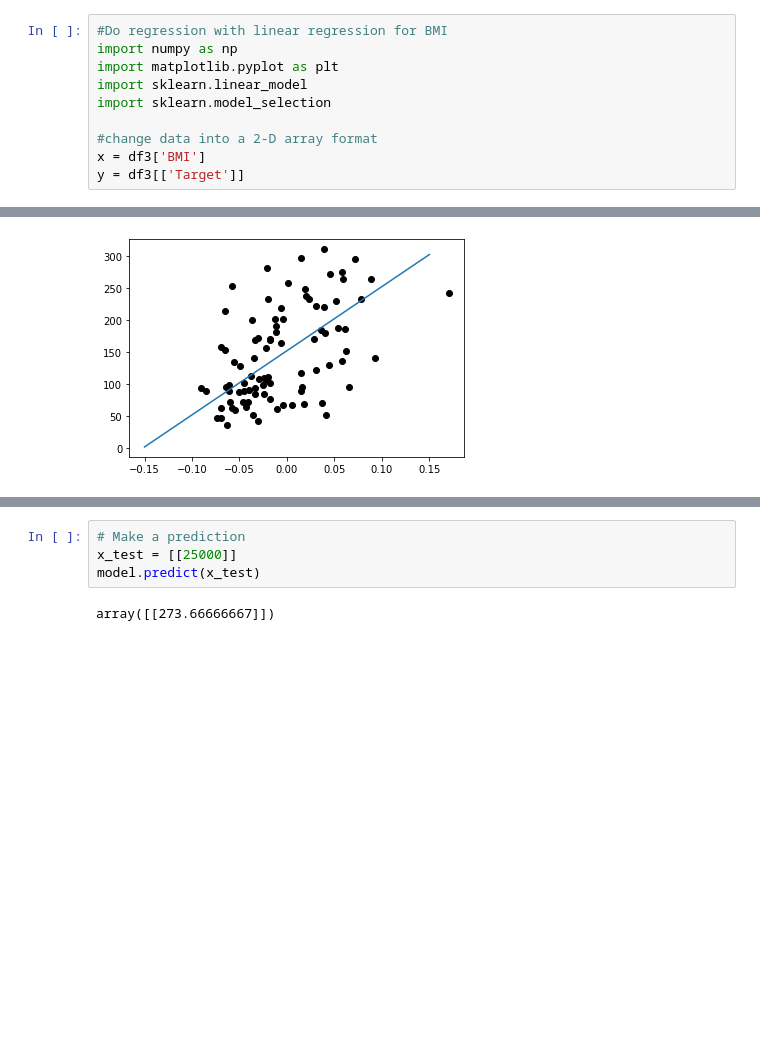
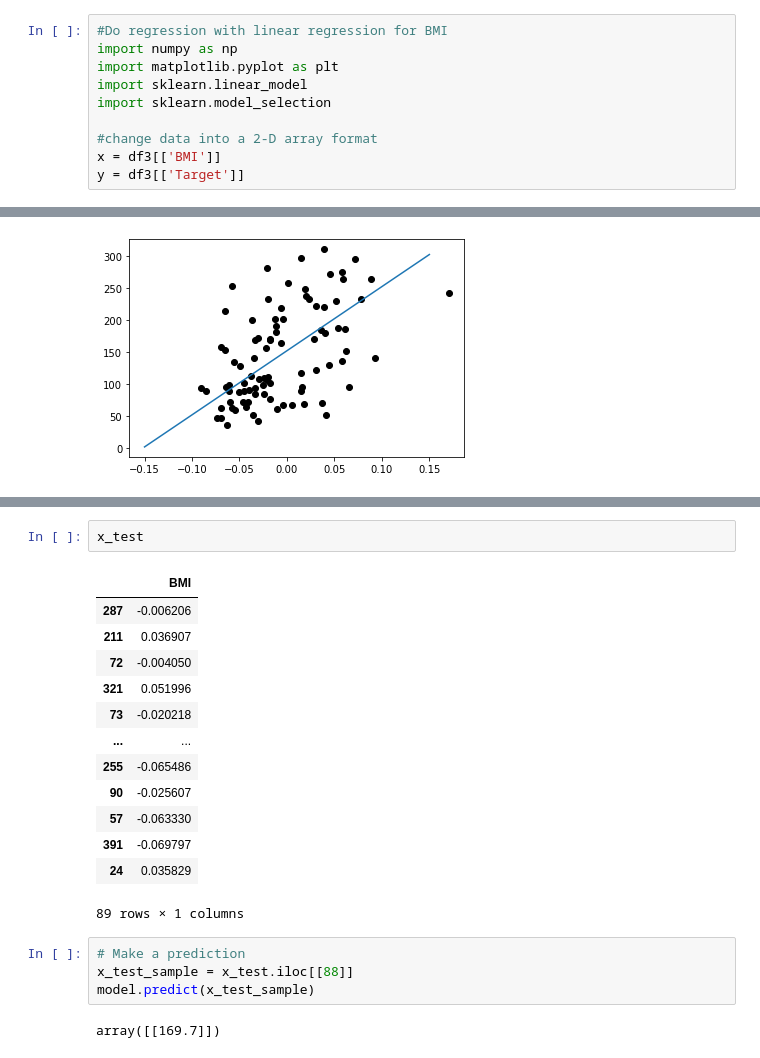
Before and after one commit to JoeytheJo/DH150_SU22_UCLA, a Jupyter notebook: Linear Regression/LinearRegression.ipynb, the cells around one changed output, grey strips where cells are left out. Cells and saved outputs as stored; diff of their text form; blank space fills up the shorter version.

```diff
--- a/Linear Regression/LinearRegression.ipynb
+++ b/Linear Regression/LinearRegression.ipynb
@@ -179,7 +183,7 @@ import sklearn.linear_model
 import sklearn.model_selection
 
 #change data into a 2-D array format
-x = df3['BMI']
+x = df3[['BMI']]
 y = df3[['Target']]
 # %%
 model = sklearn.linear_model.LinearRegression()
@@ -254,9 +254,25 @@ KNeighborsRegressor(n_neighbors=3)
+# %%
+x_test
+# %% [output]
+|  | BMI |
+| 287 | -0.006206 |
+| 211 | 0.036907 |
+| 72 | -0.004050 |
+| 321 | 0.051996 |
+| 73 | -0.020218 |
+| ... | ... |
+| 255 | -0.065486 |
+| 90 | -0.025607 |
+| 57 | -0.063330 |
+| 391 | -0.069797 |
+| 24 | 0.035829 |
+89 rows × 1 columns
 # %%
 # Make a prediction
-x_test = [[25000]]
-model.predict(x_test)
+x_test_sample = x_test.iloc[[88]]
+model.predict(x_test_sample)
 # %% [output]
-array([[273.66666667]])
+array([[169.7]])
 # %%
 # Visualize what the predictions are for this model
 
```
Also changed, not shown: parts of 12 cells of this notebook, 1 other file.
